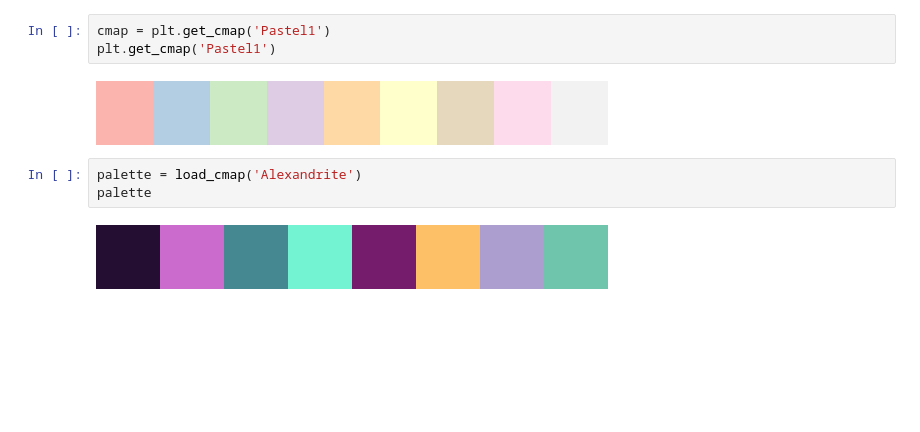
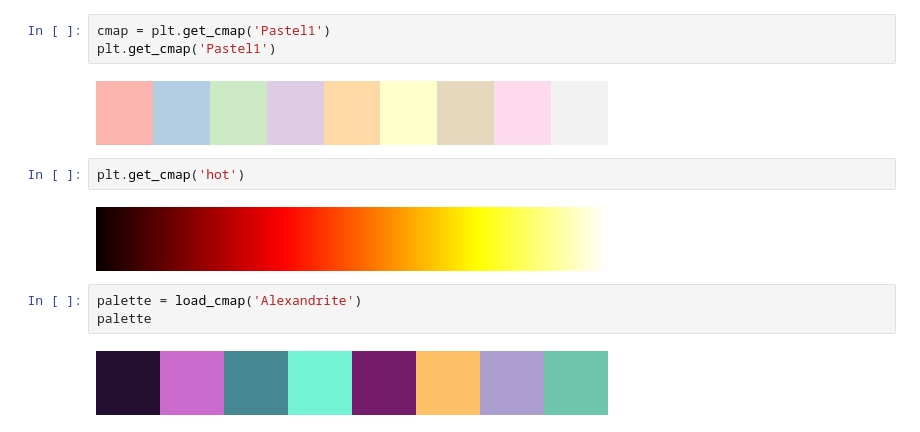
Before and after one commit to notanobis/SMILE-TFA, a Jupyter notebook: TangentHypothesis.ipynb, the cells around one changed output. Cells and saved outputs as stored; diff of their text form; blank space fills up the shorter version.

```diff
--- a/TangentHypothesis.ipynb
+++ b/TangentHypothesis.ipynb
@@ -12,6 +12,10 @@ cmap = plt.get_cmap('Pastel1')
 plt.get_cmap('Pastel1')
 # %% [output]
 [figure]
+# %%
+plt.get_cmap('hot')
+# %% [output]
+[figure, added]
 # %%
 palette = load_cmap('Alexandrite')
 palette
```
Also changed, not shown: parts of 5 cells of this notebook, 4 other files.
